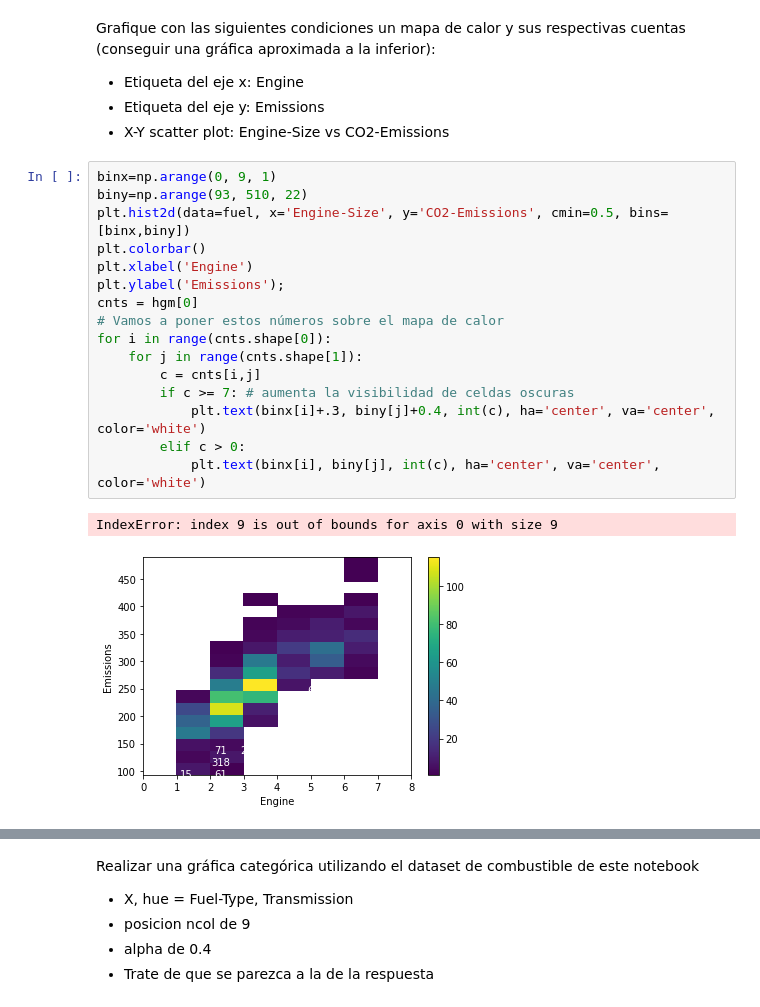
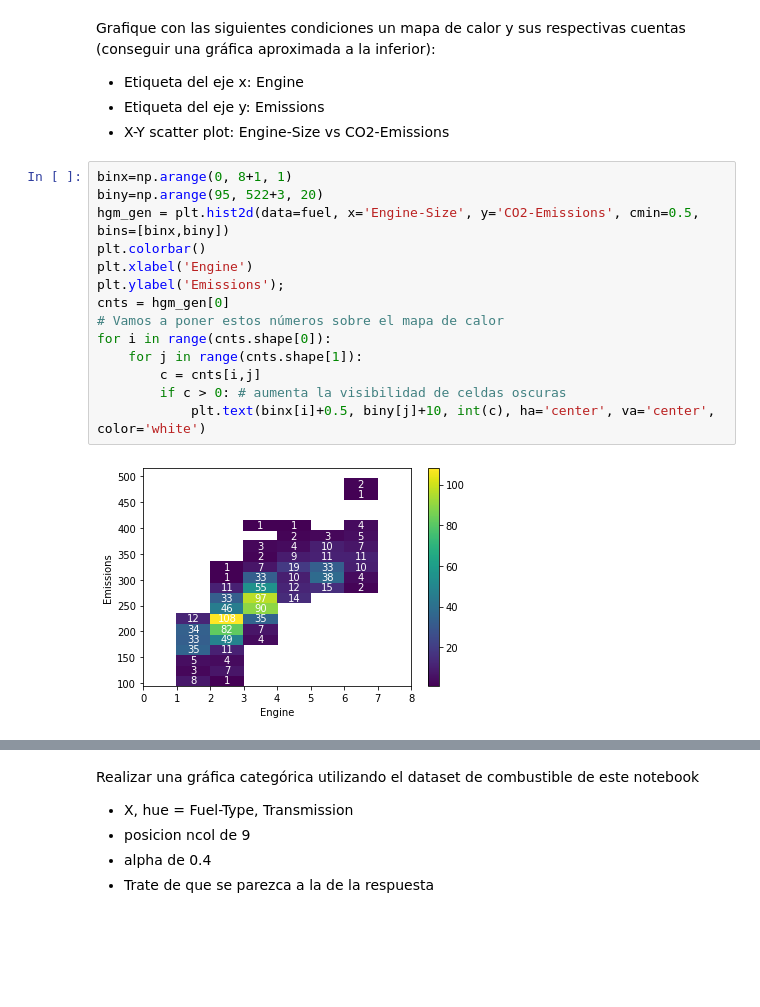
Before and after one commit to vPancake7/Inteligencia-Artificial, a Jupyter notebook: Prerequisitos/Prerequisitos con Matplotlib - Parte 2.ipynb, the cells around one changed output, grey strips where cells are left out. Cells and saved outputs as stored; diff of their text form; blank space fills up the shorter version.

```diff
--- a/Prerequisitos/Prerequisitos con Matplotlib - Parte 2.ipynb
+++ b/Prerequisitos/Prerequisitos con Matplotlib - Parte 2.ipynb
@@ -473,24 +473,21 @@ Grafique con las siguientes condiciones un mapa de calor y sus respectivas cuent
 - Etiqueta del eje y: Emissions
 - X-Y scatter plot: Engine-Size vs CO2-Emissions
 # %%
-binx=np.arange(0, 9, 1)
-biny=np.arange(93, 510, 22)
-plt.hist2d(data=fuel, x='Engine-Size', y='CO2-Emissions', cmin=0.5, bins=[binx,biny])
+binx=np.arange(0, 8+1, 1)
+biny=np.arange(95, 522+3, 20)
+hgm_gen = plt.hist2d(data=fuel, x='Engine-Size', y='CO2-Emissions', cmin=0.5, bins=[binx,biny])
 plt.colorbar()
 plt.xlabel('Engine')
 plt.ylabel('Emissions');
-cnts = hgm[0]
+cnts = hgm_gen[0]
 # Vamos a poner estos números sobre el mapa de calor
 for i in range(cnts.shape[0]):
     for j in range(cnts.shape[1]):
         c = cnts[i,j]
-        if c >= 7: # aumenta la visibilidad de celdas oscuras
-            plt.text(binx[i]+.3, biny[j]+0.4, int(c), ha='center', va='center', color='white')
-        elif c > 0:
-            plt.text(binx[i], biny[j], int(c), ha='center', va='center', color='white')
+        if c > 0: # aumenta la visibilidad de celdas oscuras
+            plt.text(binx[i]+0.5, biny[j]+10, int(c), ha='center', va='center', color='white')
 # %% [output]
-IndexError: index 9 is out of bounds for axis 0 with size 9
-[figure, old version]
+[figure, new version]
 # %% [markdown]
 Respuesta esperada:
 
```
